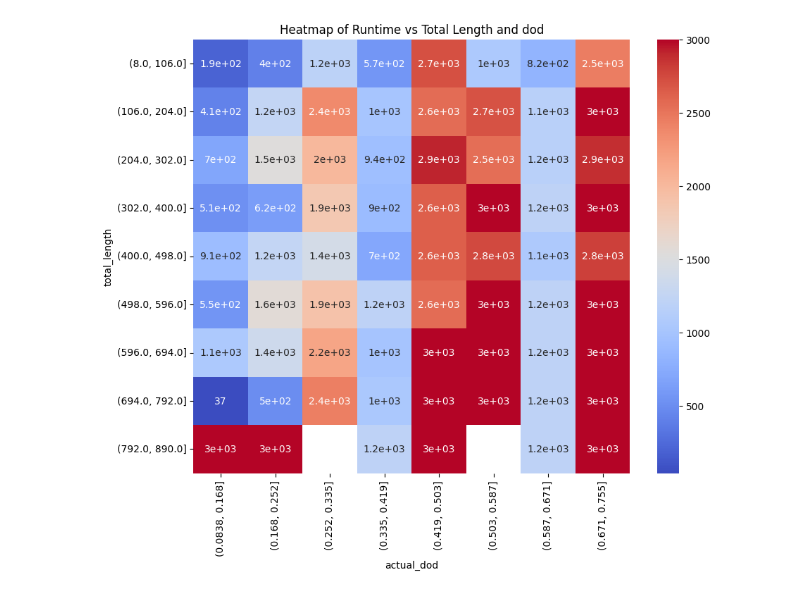
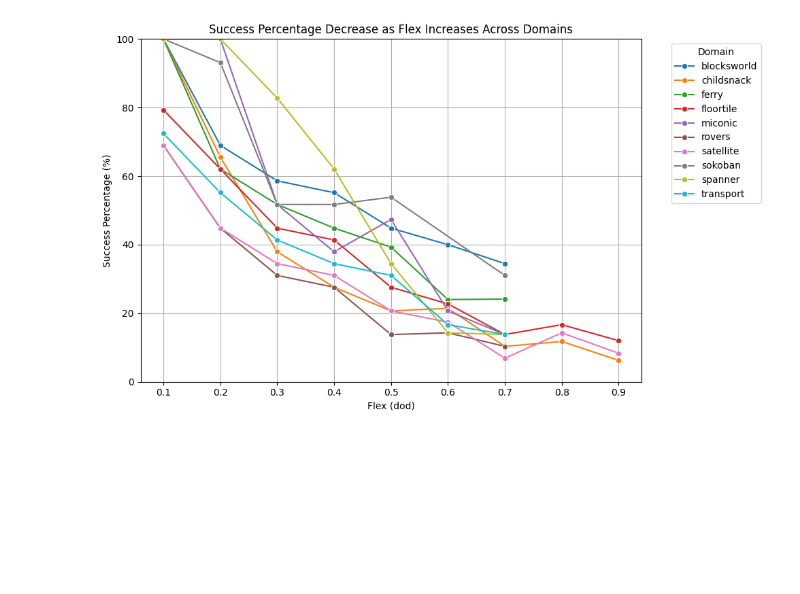
Before and after one commit to utop1an/polocm, a Jupyter notebook: src/plot_plan.ipynb, the cells around one changed output. Saved outputs shown, nothing was run; the diff lists cells and outputs as text; code cells hidden in the pictures; blank space fills up the shorter version.

```diff
--- a/src/plot_plan.ipynb
+++ b/src/plot_plan.ipynb
@@ -86,11 +113,22 @@ dod
-# %%
-pivot_table = df.pivot_table(index=pd.cut(df['total_length'], np.linspace(df['total_length'].min(), df['total_length'].max(), 10)),
-                             columns=pd.cut(df['actual_dod'], np.linspace(df['actual_dod'].min(), df['actual_dod'].max(), 10)),
-                             values='runtime', aggfunc='mean')
-
-plt.figure(figsize=(10, 8))
-sns.heatmap(pivot_table, annot=True, cmap='coolwarm')
-plt.title('Heatmap of Runtime vs Total Length and dod')
-plt.show()
-# %% [output]
-[figure, removed]
+# %%
+
+# Reset the index of the pivot table to use 'dod' as a column and reshape it
+pivot_table_reset = pivot_table.reset_index().melt(id_vars=['dod'], var_name='domain', value_name='success_percentage')
+
+# Plotting success percentage for each domain on a single plot based on dod
+plt.figure(figsize=(10, 6))
+sns.lineplot(data=pivot_table_reset, x='dod', y='success_percentage', hue='domain', marker='o')
+
+# Customize labels, title, and y-axis limits
+plt.xlabel("Flex (dod)")
+plt.ylabel("Success Percentage (%)")
+plt.title("Success Percentage Decrease as Flex Increases Across Domains")
+plt.ylim(0, 100)  # Set y-axis limits to [0, 100] for clarity
+plt.legend(title='Domain', bbox_to_anchor=(1.05, 1), loc='upper left')
+plt.grid(True)
+
+# Show the plot
+plt.tight_layout()
+plt.show()
+# %% [output]
+[figure, added]
```
Also changed, not shown: parts of 15 cells of this notebook.
